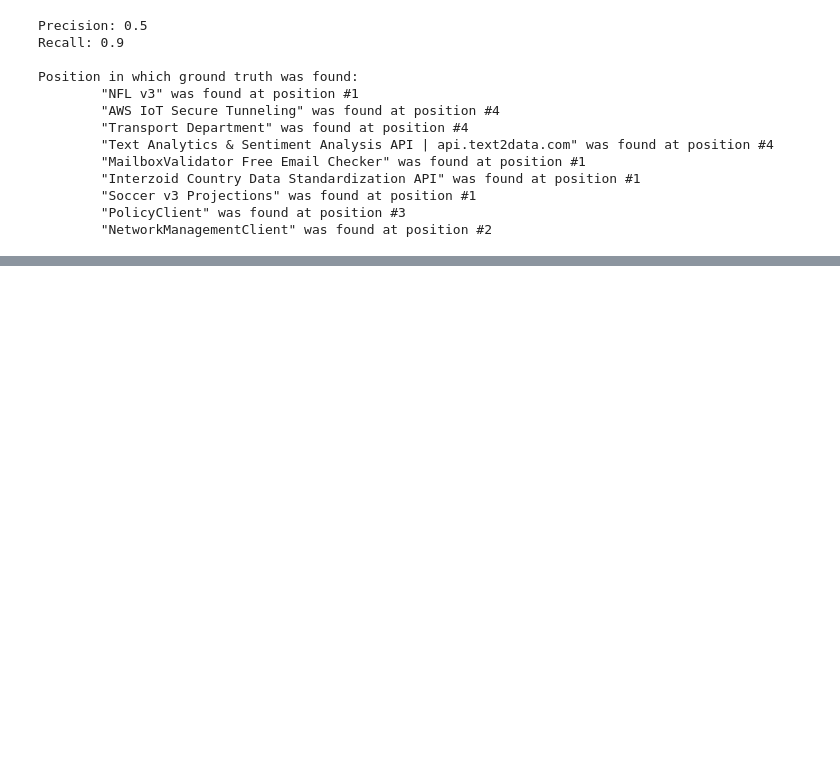
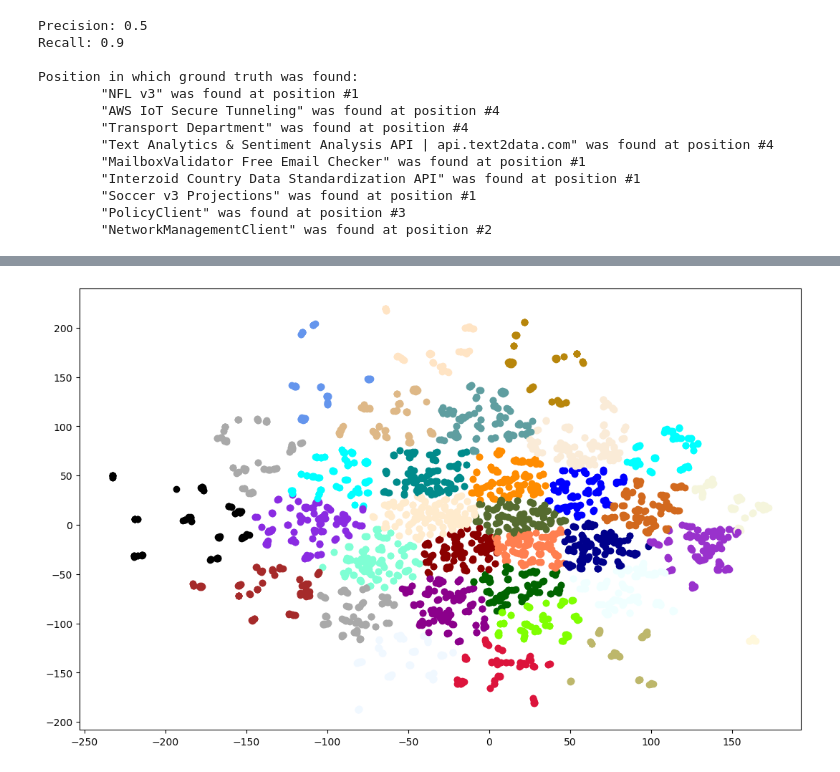
Before and after one commit to APIScout/research, a Jupyter notebook: notebooks/validation.ipynb, the cells around one changed output, grey strips where cells are left out. Drawn from its saved outputs; the diff is of its cells as text; code cells hidden in the pictures; blank space fills up the shorter version.

```diff
--- a/notebooks/validation.ipynb
+++ b/notebooks/validation.ipynb
@@ -170,0 +213,12 @@ plt.show()
+# %%
+kmeans = KMeans(n_clusters=33, n_init='auto')
+kmeans.fit(all_data)
+
+plt.figure(figsize=(13, 8))
+
+for index, x in enumerate(xs):
+    plt.scatter(x, ys[index], color=colors_new[kmeans.labels_[index] % 33])
+
+plt.show()
+# %% [output]
+[figure, added]
```
Also changed, not shown: parts of 10 cells of this notebook, 29 other files.
